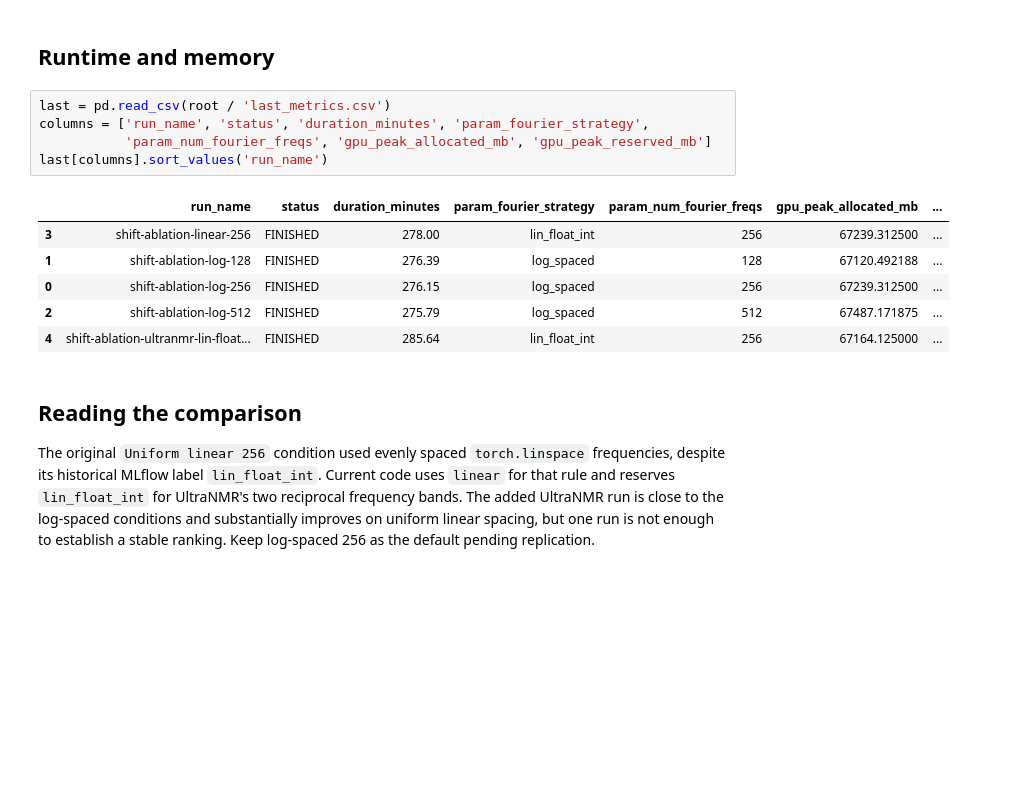
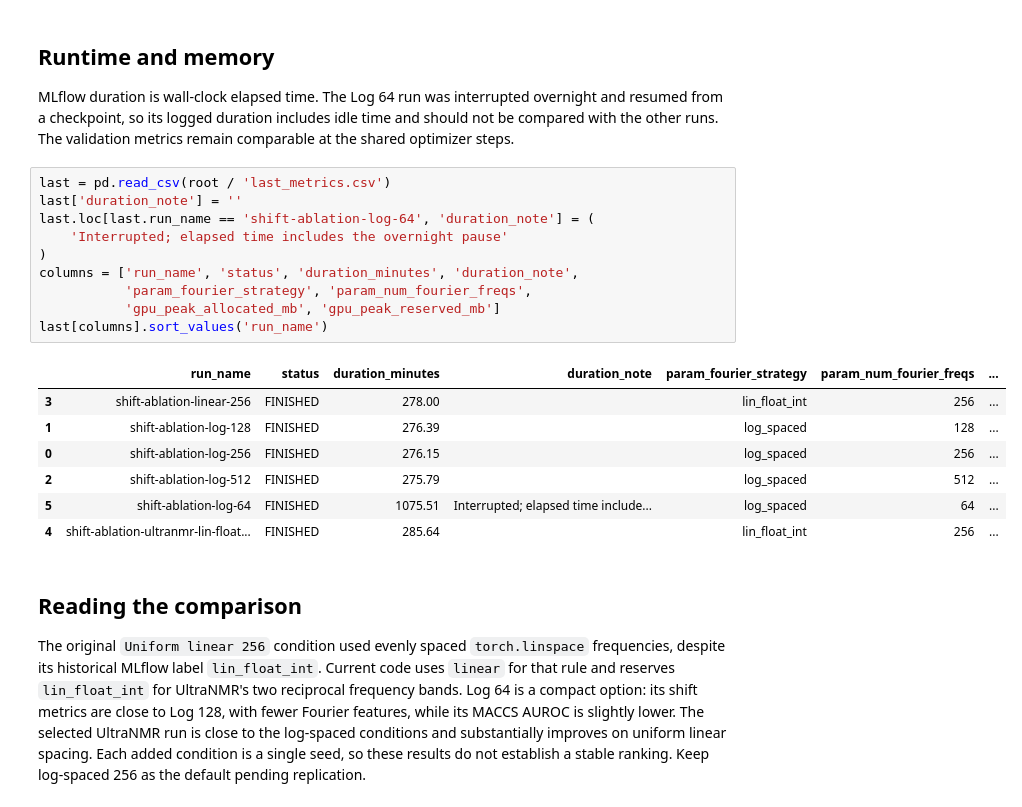
Before and after one commit to nicogreeco/nmr_fomo, a Jupyter notebook: results/ablation/shift_encoder_ablation_analysis.ipynb, the cells around one changed output. Drawn from its saved outputs; the diff is of its cells as text; blank space fills up the shorter version.

```diff
--- a/results/ablation/shift_encoder_ablation_analysis.ipynb
+++ b/results/ablation/shift_encoder_ablation_analysis.ipynb
@@ -69,18 +112,26 @@ plt.show()
 # %% [markdown]
 ## Runtime and memory
+
+MLflow duration is wall-clock elapsed time. The Log 64 run was interrupted overnight and resumed from a checkpoint, so its logged duration includes idle time and should not be compared with the other runs. The validation metrics remain comparable at the shared optimizer steps.
 # %%
 last = pd.read_csv(root / 'last_metrics.csv')
-columns = ['run_name', 'status', 'duration_minutes', 'param_fourier_strategy',
-           'param_num_fourier_freqs', 'gpu_peak_allocated_mb', 'gpu_peak_reserved_mb']
+last['duration_note'] = ''
+last.loc[last.run_name == 'shift-ablation-log-64', 'duration_note'] = (
+    'Interrupted; elapsed time includes the overnight pause'
+)
+columns = ['run_name', 'status', 'duration_minutes', 'duration_note',
+           'param_fourier_strategy', 'param_num_fourier_freqs',
+           'gpu_peak_allocated_mb', 'gpu_peak_reserved_mb']
 last[columns].sort_values('run_name')
 # %% [output]
-|  | run_name | status | duration_minutes | param_fourier_strategy | param_num_fourier_freqs | gpu_peak_allocated_mb | ... |
-| 3 | shift-ablation-linear-256 | FINISHED | 278.00 | lin_float_int | 256 | 67239.312500 | ... |
-| 1 | shift-ablation-log-128 | FINISHED | 276.39 | log_spaced | 128 | 67120.492188 | ... |
-| 0 | shift-ablation-log-256 | FINISHED | 276.15 | log_spaced | 256 | 67239.312500 | ... |
-| 2 | shift-ablation-log-512 | FINISHED | 275.79 | log_spaced | 512 | 67487.171875 | ... |
-| 4 | shift-ablation-ultranmr-lin-float... | FINISHED | 285.64 | lin_float_int | 256 | 67164.125000 | ... |
+|  | run_name | status | duration_minutes | duration_note | param_fourier_strategy | param_num_fourier_freqs | ... |
+| 3 | shift-ablation-linear-256 | FINISHED | 278.00 |  | lin_float_int | 256 | ... |
+| 1 | shift-ablation-log-128 | FINISHED | 276.39 |  | log_spaced | 128 | ... |
+| 0 | shift-ablation-log-256 | FINISHED | 276.15 |  | log_spaced | 256 | ... |
+| 2 | shift-ablation-log-512 | FINISHED | 275.79 |  | log_spaced | 512 | ... |
+| 5 | shift-ablation-log-64 | FINISHED | 1075.51 | Interrupted; elapsed time include... | log_spaced | 64 | ... |
+| 4 | shift-ablation-ultranmr-lin-float... | FINISHED | 285.64 |  | lin_float_int | 256 | ... |
 # %% [markdown]
 ## Reading the comparison
 
-The original `Uniform linear 256` condition used evenly spaced `torch.linspace` frequencies, despite its historical MLflow label `lin_float_int`. Current code uses `linear` for that rule and reserves `lin_float_int` for UltraNMR's two reciprocal frequency bands. The added UltraNMR run is close to the log-spaced conditions and substantially improves on uniform linear spacing, but one run is not enough to establish a stable ranking. Keep log-spaced 256 as the default pending replication.
+The original `Uniform linear 256` condition used evenly spaced `torch.linspace` frequencies, despite its historical MLflow label `lin_float_int`. Current code uses `linear` for that rule and reserves `lin_float_int` for UltraNMR's two reciprocal frequency bands. Log 64 is a compact option: its shift metrics are close to Log 128, with fewer Fourier features, while its MACCS AUROC is slightly lower. The selected UltraNMR run is close to the log-spaced conditions and substantially improves on uniform linear spacing. Each added condition is a single seed, so these results do not establish a stable ranking. Keep log-spaced 256 as the default pending replication.
```
Also changed, not shown: parts of 8 cells of this notebook, 8 other files.
